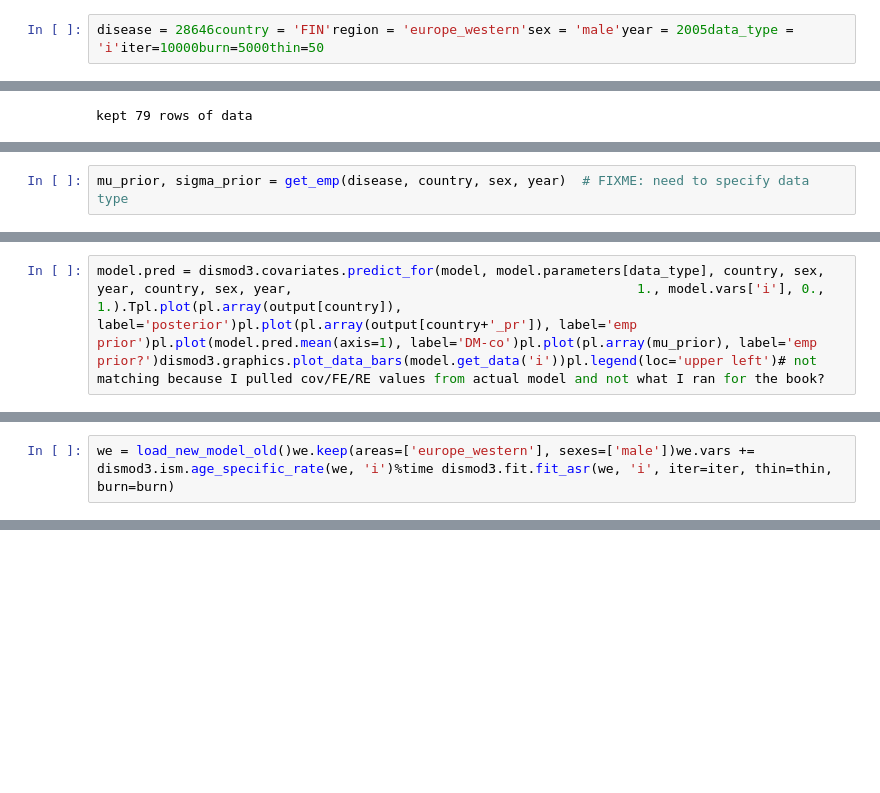
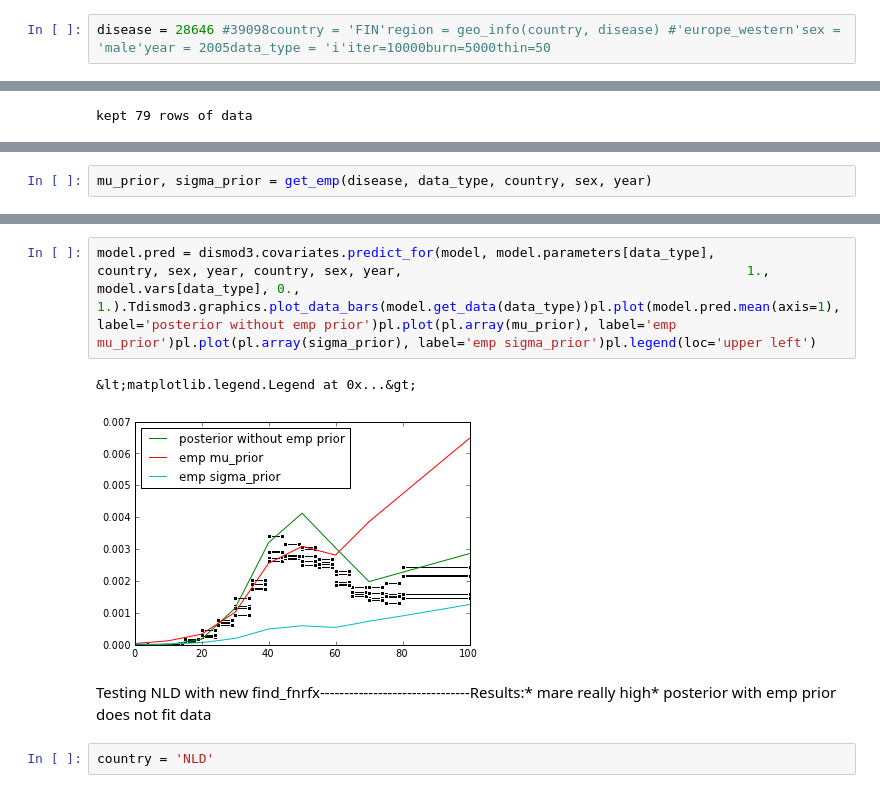
Before and after one commit to peterhm/gbd, a Jupyter notebook: book/DM-co.ipynb, the cells around one changed output, grey strips where cells are left out. Cells and saved outputs as stored; diff of their text form; blank space fills up the shorter version.

```diff
--- a/book/DM-co.ipynb
+++ b/book/DM-co.ipynb
@@ -39,4 +43,4 @@ def get_emp(disease, country, sex, year):    # load posterior estimates from GBD
 # %% [markdown]
 Choose disease, country, age, sex, year---------------------------------------
 # %%
-disease = 28646country = 'FIN'region = 'europe_western'sex = 'male'year = 2005data_type = 'i'iter=10000burn=5000thin=50
+disease = 28646 #39098country = 'FIN'region = geo_info(country, disease) #'europe_western'sex = 'male'year = 2005data_type = 'i'iter=10000burn=5000thin=50
@@ -49,3 +53,3 @@ kept 79 rows of data
 # %%
-mu_prior, sigma_prior = get_emp(disease, country, sex, year)  # FIXME: need to specify data type
+mu_prior, sigma_prior = get_emp(disease, data_type, country, sex, year)
 # %%
@@ -81,2 +67,0 @@ pl.plot(pl.array(mu_prior), label='emp prior?')pl.plot(pl.array(sigma_prior), la
-# %%
-model.pred = dismod3.covariates.predict_for(model, model.parameters[data_type], country, sex, year, country, sex, year,                                            1., model.vars['i'], 0., 1.).Tpl.plot(pl.array(output[country]), label='posterior')pl.plot(pl.array(output[country+'_pr']), label='emp prior')pl.plot(model.pred.mean(axis=1), label='DM-co')pl.plot(pl.array(mu_prior), label='emp prior?')dismod3.graphics.plot_data_bars(model.get_data('i'))pl.legend(loc='upper left')# not matching because I pulled cov/FE/RE values from actual model and not what I ran for the book?
@@ -96,2 +67,0 @@ def load_new_model_old():    model = dismod3.data.load('/home/j/Project/dismod/o
-# %%
-we = load_new_model_old()we.keep(areas=['europe_western'], sexes=['male'])we.vars += dismod3.ism.age_specific_rate(we, 'i')%time dismod3.fit.fit_asr(we, 'i', iter=iter, thin=thin, burn=burn)
@@ -128,0 +68,9 @@ OSError: [Errno 17] File exists: '/homes/peterhm/gbd/dm-test//empirical_priors'
+# %%
+model.pred = dismod3.covariates.predict_for(model, model.parameters[data_type],                                             country, sex, year, country, sex, year,                                            1., model.vars[data_type], 0., 1.).Tdismod3.graphics.plot_data_bars(model.get_data(data_type))pl.plot(model.pred.mean(axis=1), label='posterior without emp prior')pl.plot(pl.array(mu_prior), label='emp mu_prior')pl.plot(pl.array(sigma_prior), label='emp sigma_prior')pl.legend(loc='upper left')
+# %% [output]
+&lt;matplotlib.legend.Legend at 0x...&gt;
+[figure, added]
+# %% [markdown]
+Testing NLD with new find_fnrfx-------------------------------Results:* mare really high* posterior with emp prior does not fit data
+# %%
+country = 'NLD'
```
Also changed, not shown: parts of 50 cells of this notebook.
